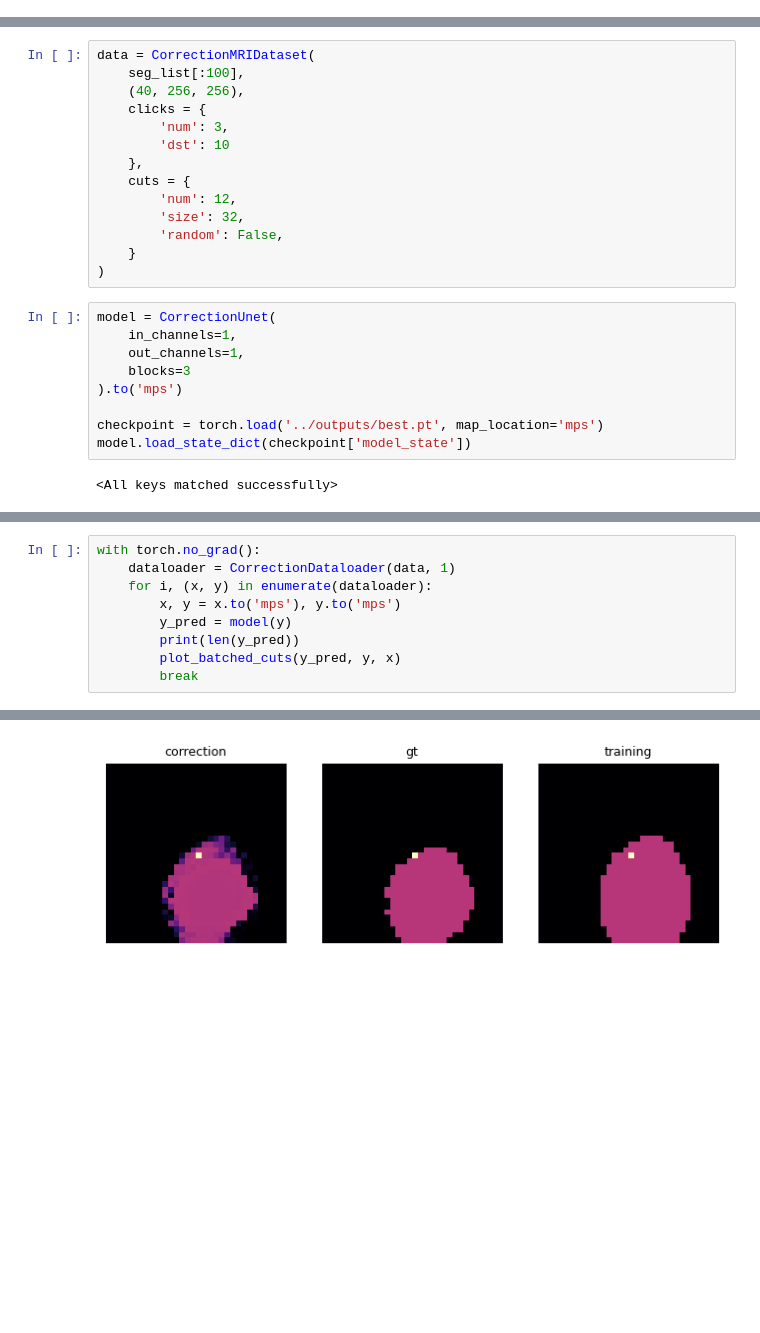
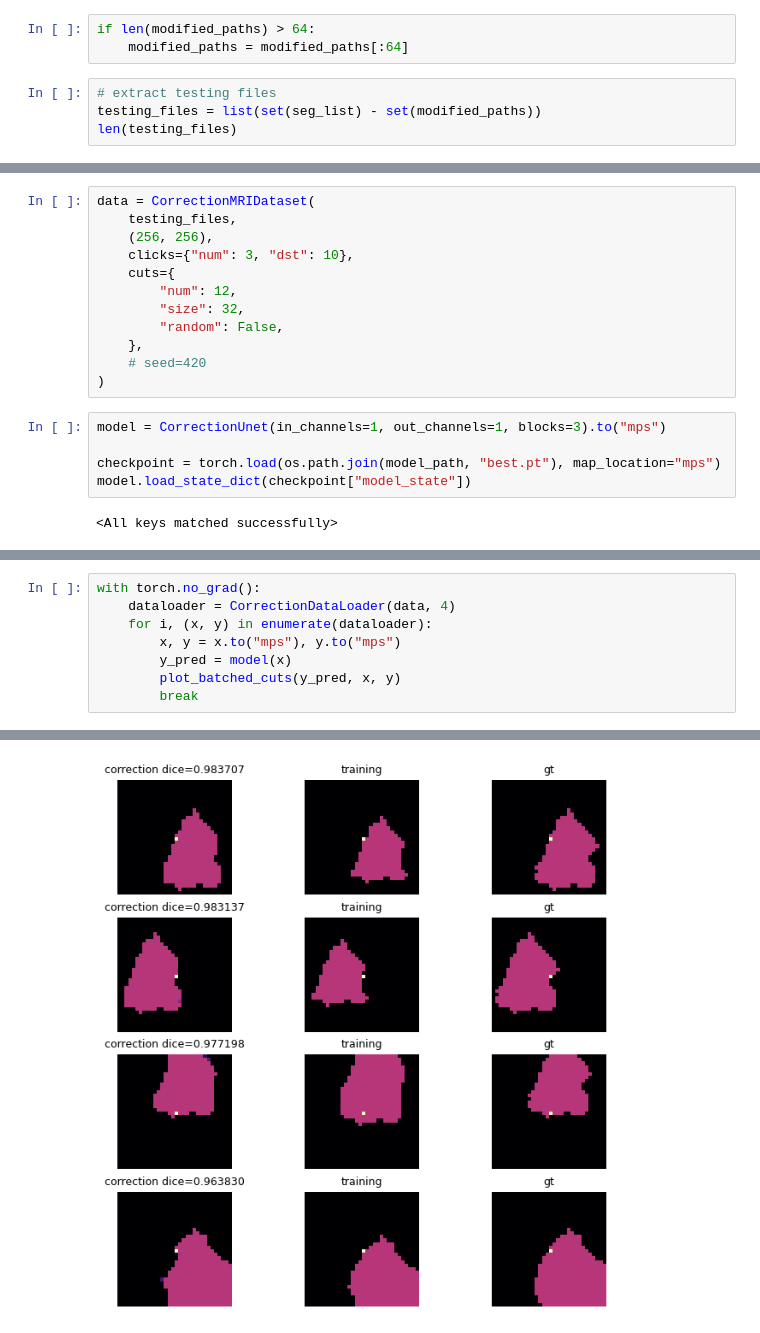
Before and after one commit to kuko6/click-correction, a Jupyter notebook: notebooks/vis.ipynb, the cells around one changed output, grey strips where cells are left out. Drawn from its saved outputs; the diff is of its cells as text; blank space fills up the shorter version.

Commit message:
started with correction training

```diff
--- a/notebooks/vis.ipynb
+++ b/notebooks/vis.ipynb
@@ -48,0 +88,7 @@ import torch
+# %%
+if len(modified_paths) > 64:
+    modified_paths = modified_paths[:64]
+# %%
+# extract testing files
+testing_files = list(set(seg_list) - set(modified_paths))
+len(testing_files)
@@ -49,26 +97,20 @@ import torch
 # %%
 data = CorrectionMRIDataset(
-    seg_list[:100],
-    (40, 256, 256),
-    clicks = {
-        'num': 3,
-        'dst': 10
+    testing_files,
+    (256, 256),
+    clicks={"num": 3, "dst": 10},
+    cuts={
+        "num": 12,
+        "size": 32,
+        "random": False,
     },
-    cuts = {
-        'num': 12,
-        'size': 32,
-        'random': False,
-    }
+    # seed=420
 )
 # %%
-model = CorrectionUnet(
-    in_channels=1,
-    out_channels=1,
-    blocks=3
-).to('mps')
+model = CorrectionUnet(in_channels=1, out_channels=1, blocks=3).to("mps")
 
-checkpoint = torch.load('../outputs/best.pt', map_location='mps')
-model.load_state_dict(checkpoint['model_state'])
+checkpoint = torch.load(os.path.join(model_path, "best.pt"), map_location="mps")
+model.load_state_dict(checkpoint["model_state"])
 # %% [output]
 <All keys matched successfully>
 # %%
@@ -107,11 +155,10 @@ def plot_batched_cuts(cuts: torch.Tensor, cuts2, cuts3, cmap='magma'):
     plt.show()
 # %%
 with torch.no_grad():
-    dataloader = CorrectionDataloader(data, 1)
+    dataloader = CorrectionDataLoader(data, 4)
     for i, (x, y) in enumerate(dataloader):
-        x, y = x.to('mps'), y.to('mps')
-        y_pred = model(y)
-        print(len(y_pred))
-        plot_batched_cuts(y_pred, y, x)
+        x, y = x.to("mps"), y.to("mps")
+        y_pred = model(x)
+        plot_batched_cuts(y_pred, x, y)
         break
 # %% [output]
@@ -119 +165 @@ with torch.no_grad():
-[figure, old version]
+[figure, new version]
```
Also changed, not shown: parts of 13 cells of this notebook, 5 other files.
